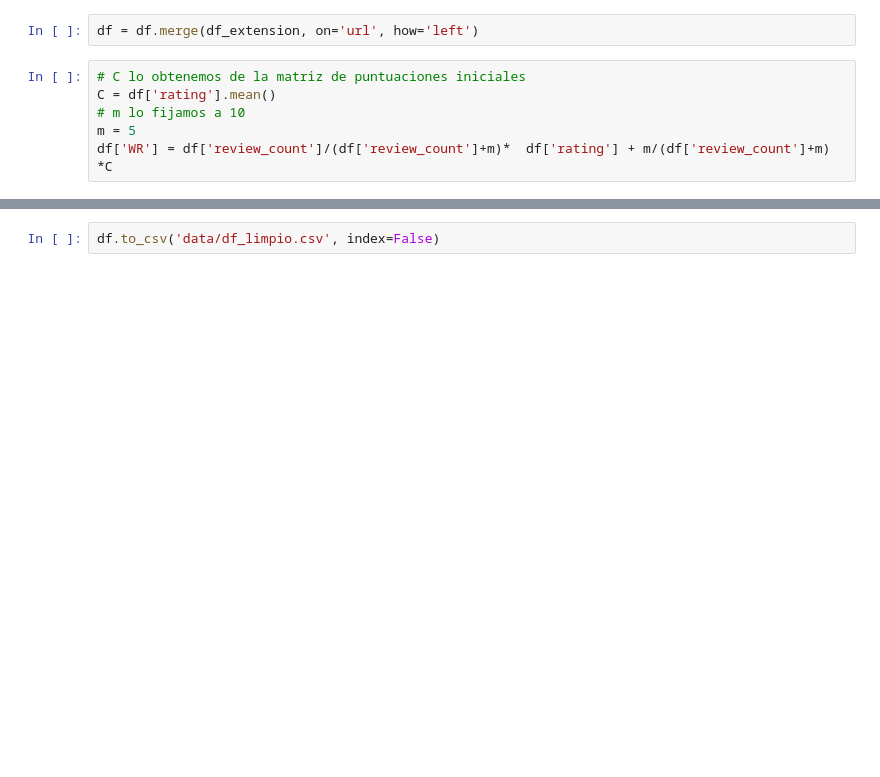
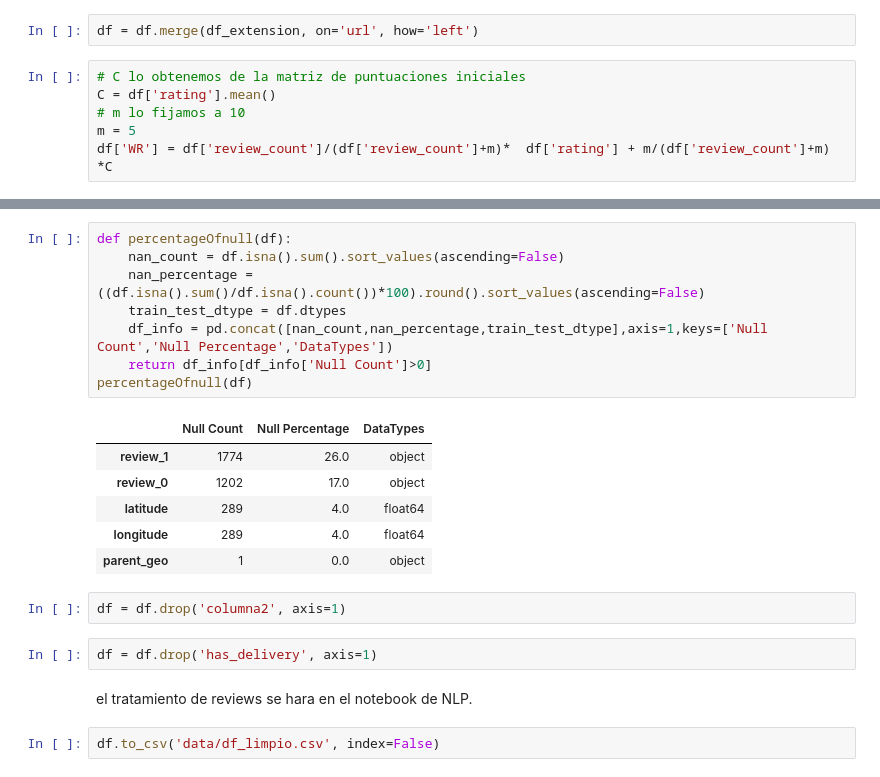
Before and after one commit to MartinaLarrea/App_Eatery, a Jupyter notebook: preprocess.ipynb, the cells around one changed output, grey strips where cells are left out. Drawn from its saved outputs; the diff is of its cells as text; blank space fills up the shorter version.

```diff
--- a/preprocess.ipynb
+++ b/preprocess.ipynb
@@ -526,2 +526,23 @@ Index(['url', 'local_chef', 'premium', 'latitude', 'longitude',
+# %%
+def percentageOfnull(df):
+    nan_count = df.isna().sum().sort_values(ascending=False)
+    nan_percentage = ((df.isna().sum()/df.isna().count())*100).round().sort_values(ascending=False)
+    train_test_dtype = df.dtypes
+    df_info = pd.concat([nan_count,nan_percentage,train_test_dtype],axis=1,keys=['Null Count','Null Percentage','DataTypes'])
+    return df_info[df_info['Null Count']>0]
+percentageOfnull(df)
+# %% [output]
+|  | Null Count | Null Percentage | DataTypes |
+| review_1 | 1774 | 26.0 | object |
+| review_0 | 1202 | 17.0 | object |
+| latitude | 289 | 4.0 | float64 |
+| longitude | 289 | 4.0 | float64 |
+| parent_geo | 1 | 0.0 | object |
+# %%
+df = df.drop('columna2', axis=1)
+# %%
+df = df.drop('has_delivery', axis=1)
+# %% [markdown]
+el tratamiento de reviews se hara en el notebook de NLP.
 # %%
 df.to_csv('data/df_limpio.csv', index=False)
```
Also changed, not shown: parts of 5 cells of this notebook, 1 other file.
